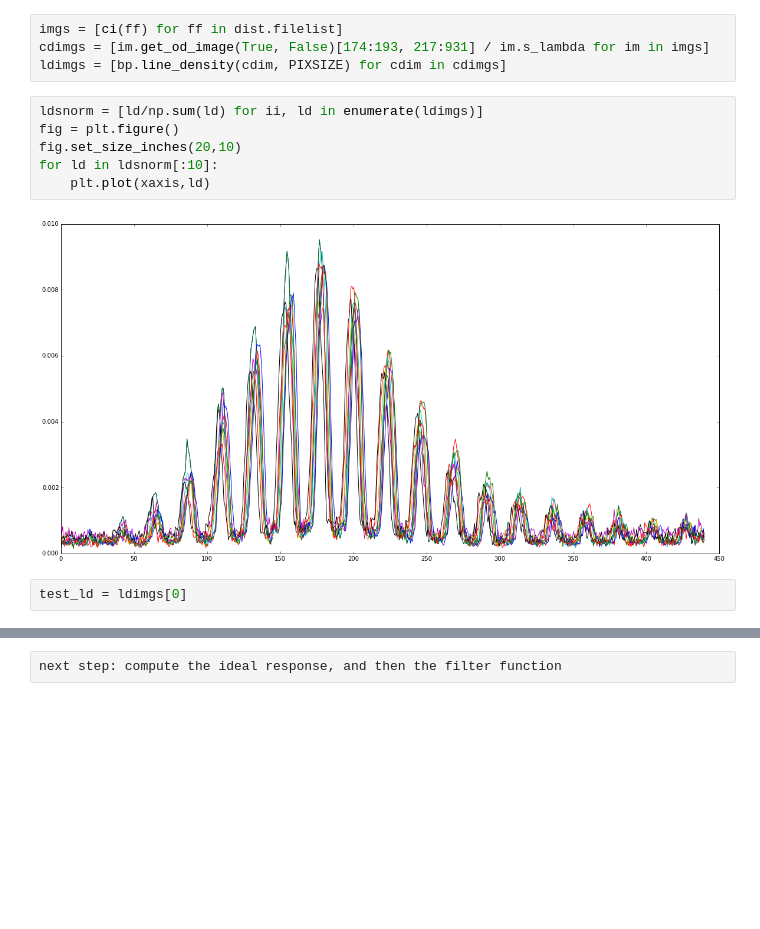
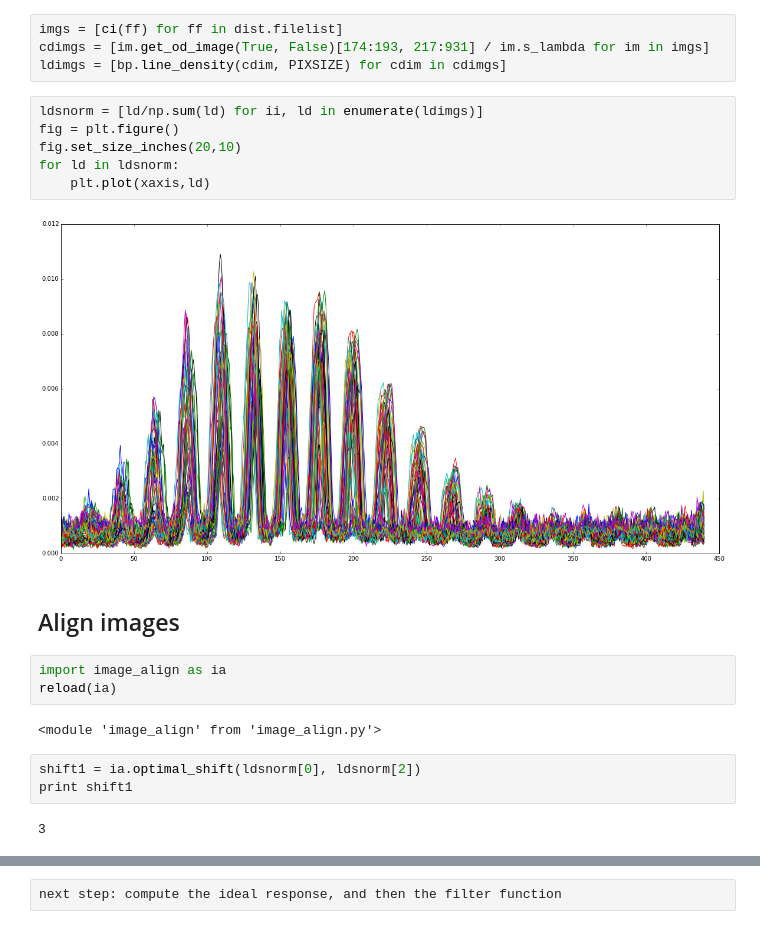
Before and after one commit to levlab-atomchip/BECy_stats, a Jupyter notebook: point_spread_20ma_v2.ipynb, the cells around one changed output, grey strips where cells are left out. Cells and saved outputs as stored; diff of their text form; blank space fills up the shorter version.

```diff
--- a/point_spread_20ma_v2.ipynb
+++ b/point_spread_20ma_v2.ipynb
@@ -92,10 +92,20 @@ ldimgs = [bp.line_density(cdim, PIXSIZE) for cdim in cdimgs]
 # %%
 ldsnorm = [ld/np.sum(ld) for ii, ld in enumerate(ldimgs)]
 fig = plt.figure()
 fig.set_size_inches(20,10)
-for ld in ldsnorm[:10]:
+for ld in ldsnorm:
     plt.plot(xaxis,ld)
 # %% [output]
-[figure, old version]
+[figure, new version]
-# %%
-test_ld = ldimgs[0]
+# %% [markdown]
+## Align images
+# %%
+import image_align as ia
+reload(ia)
+# %% [output]
+<module 'image_align' from 'image_align.py'>
+# %%
+shift1 = ia.optimal_shift(ldsnorm[0], ldsnorm[2])
+print shift1
+# %% [output]
+3
```
Also changed, not shown: parts of 32 cells of this notebook, 1 other file.
